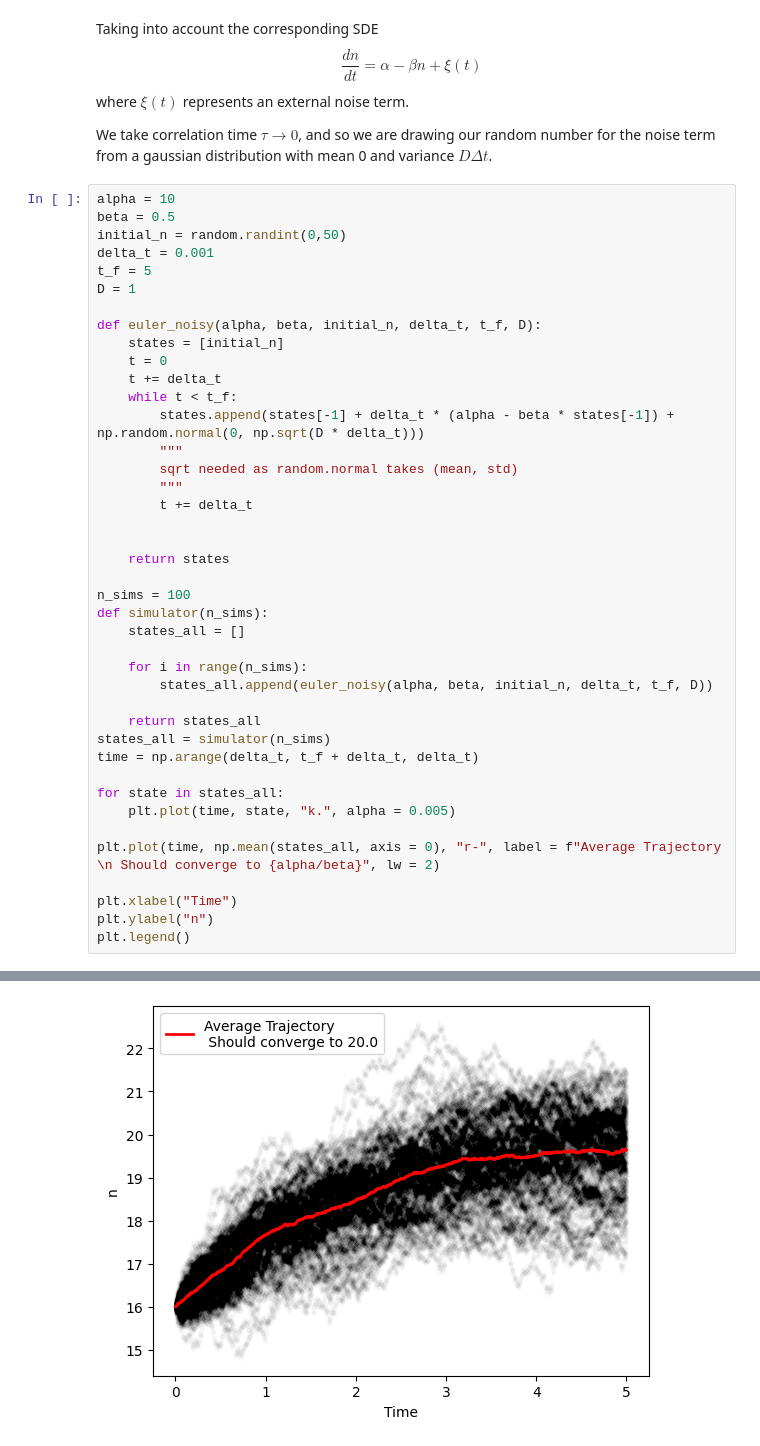
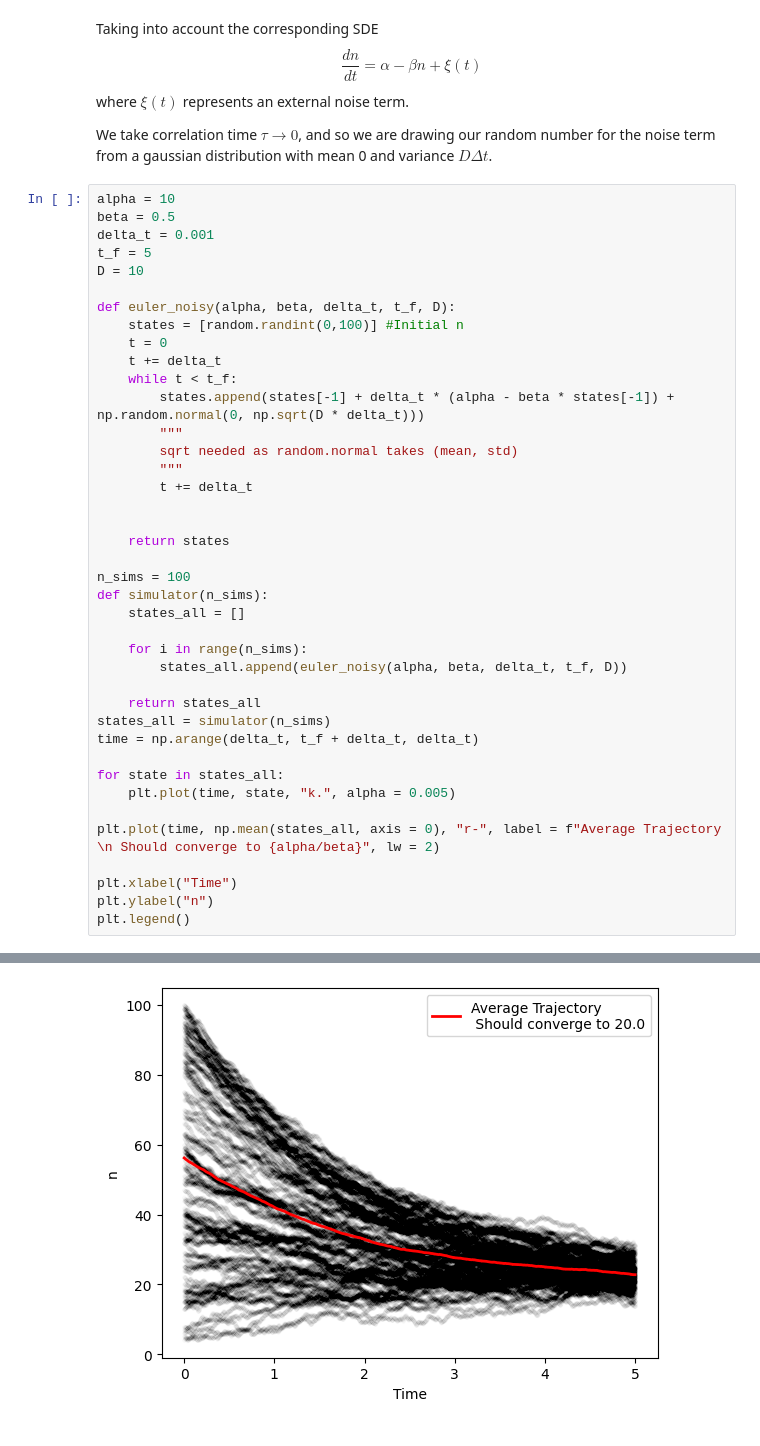
Before and after one commit to gbragafibra/Random_Learning, a Jupyter notebook: random/SDE_sim.ipynb, the cells around one changed output, grey strips where cells are left out. Drawn from its saved outputs; the diff is of its cells as text.

```diff
--- a/random/SDE_sim.ipynb
+++ b/random/SDE_sim.ipynb
@@ -13,44 +13,43 @@ We take correlation time $\tau \rightarrow 0$, and so we are drawing our random
 # %%
 alpha = 10
 beta = 0.5
-initial_n = random.randint(0,50)
 delta_t = 0.001
 t_f = 5
-D = 1
+D = 10
 
-def euler_noisy(alpha, beta, initial_n, delta_t, t_f, D):
-    states = [initial_n]
+def euler_noisy(alpha, beta, delta_t, t_f, D):
+    states = [random.randint(0,100)] #Initial n
     t = 0
     t += delta_t
     while t < t_f:
         states.append(states[-1] + delta_t * (alpha - beta * states[-1]) + np.random.normal(0, np.sqrt(D * delta_t)))
         """
         sqrt needed as random.normal takes (mean, std)
         """
         t += delta_t
 
 
     return states
 
 n_sims = 100
 def simulator(n_sims):
     states_all = []
 
     for i in range(n_sims):
-        states_all.append(euler_noisy(alpha, beta, initial_n, delta_t, t_f, D))
+        states_all.append(euler_noisy(alpha, beta, delta_t, t_f, D))
 
     return states_all
 states_all = simulator(n_sims)
 time = np.arange(delta_t, t_f + delta_t, delta_t)
 
 for state in states_all:
     plt.plot(time, state, "k.", alpha = 0.005)
 
 plt.plot(time, np.mean(states_all, axis = 0), "r-", label = f"Average Trajectory \n Should converge to {alpha/beta}", lw = 2)
 
 plt.xlabel("Time")
 plt.ylabel("n")
 plt.legend()
 # %% [output]
 <matplotlib.legend.Legend at 0x...>
-[figure, old version]
+[figure, new version]
```
